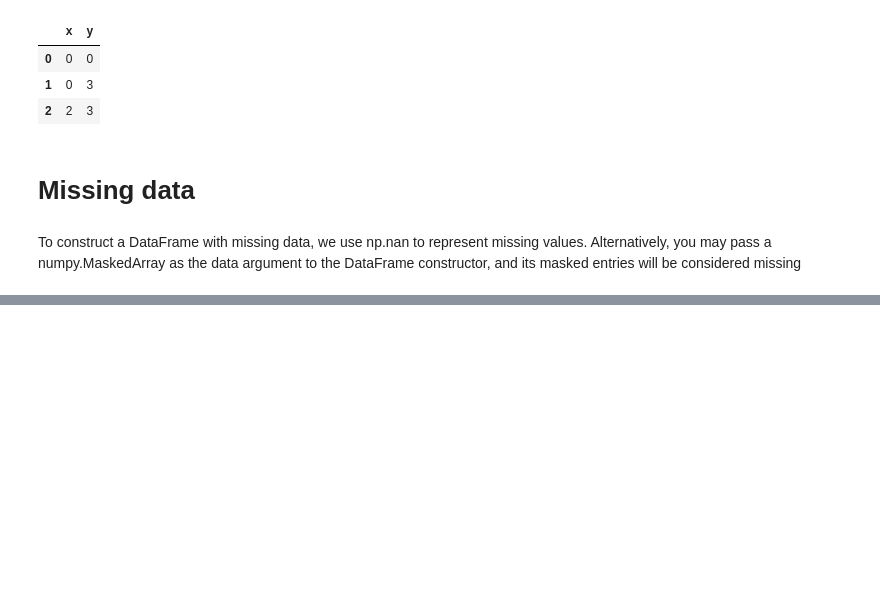
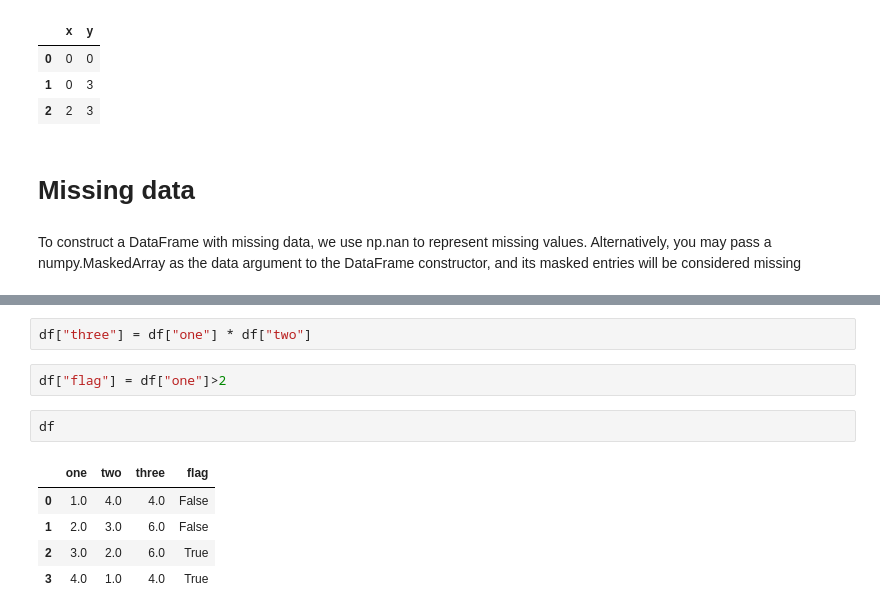
Before and after one commit to gopal-py07/DataSciencePandasExample, a Jupyter notebook: Intro to data structures/DataFrame/DataFrameDsaEx.ipynb, the cells around one changed output, grey strips where cells are left out. Drawn from its saved outputs; the diff is of its cells as text; blank space fills up the shorter version.

```diff
--- a/Intro to data structures/DataFrame/DataFrameDsaEx.ipynb
+++ b/Intro to data structures/DataFrame/DataFrameDsaEx.ipynb
@@ -289,0 +350,12 @@ To construct a DataFrame with missing data, we use np.nan to represent missing v
+# %%
+df["three"] = df["one"] * df["two"]
+# %%
+df["flag"] = df["one"]>2
+# %%
+df
+# %% [output]
+|  | one | two | three | flag |
+| 0 | 1.0 | 4.0 | 4.0 | False |
+| 1 | 2.0 | 3.0 | 6.0 | False |
+| 2 | 3.0 | 2.0 | 6.0 | True |
+| 3 | 4.0 | 1.0 | 4.0 | True |
```
Also changed, not shown: parts of 17 cells of this notebook.
